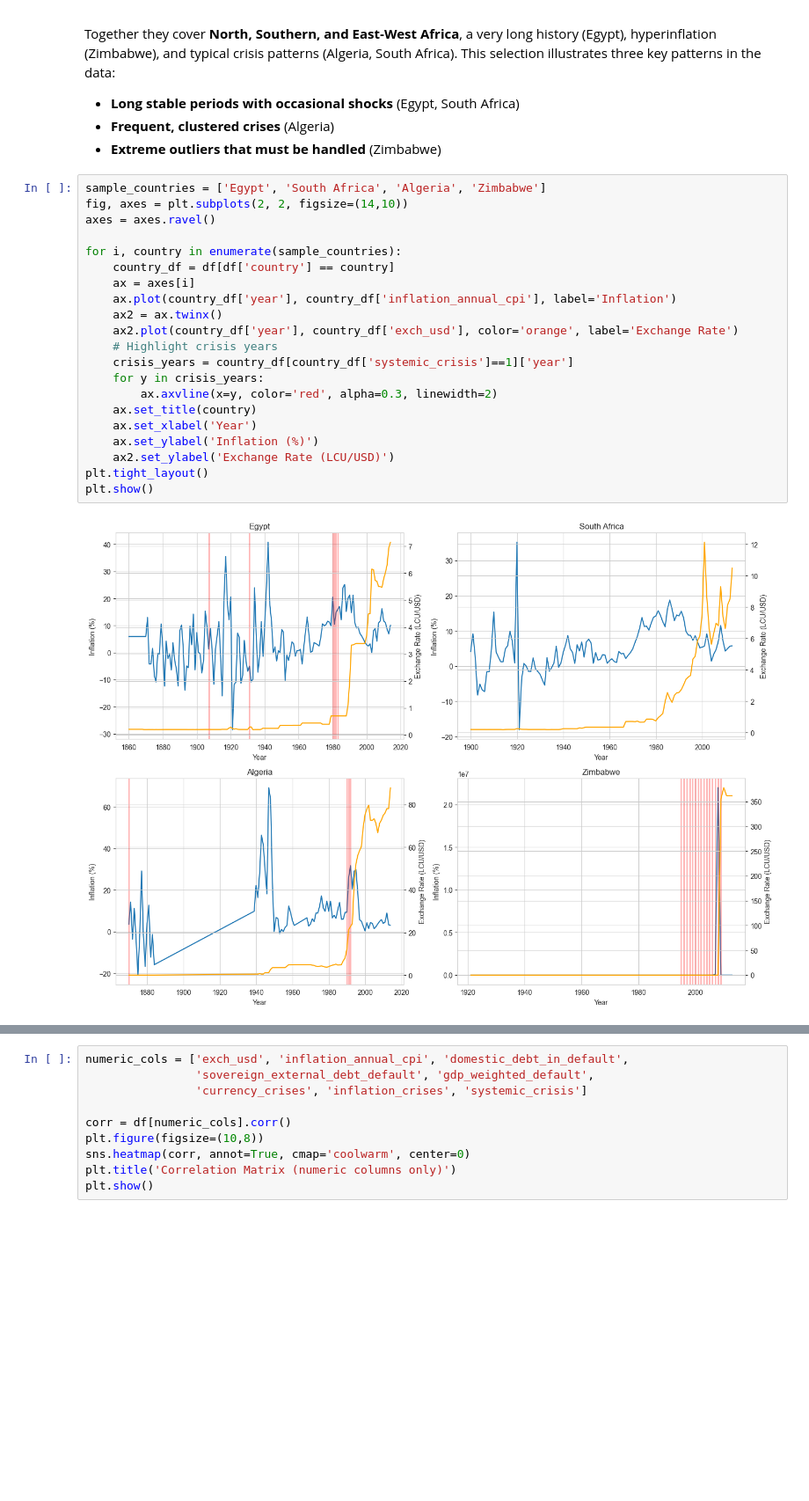
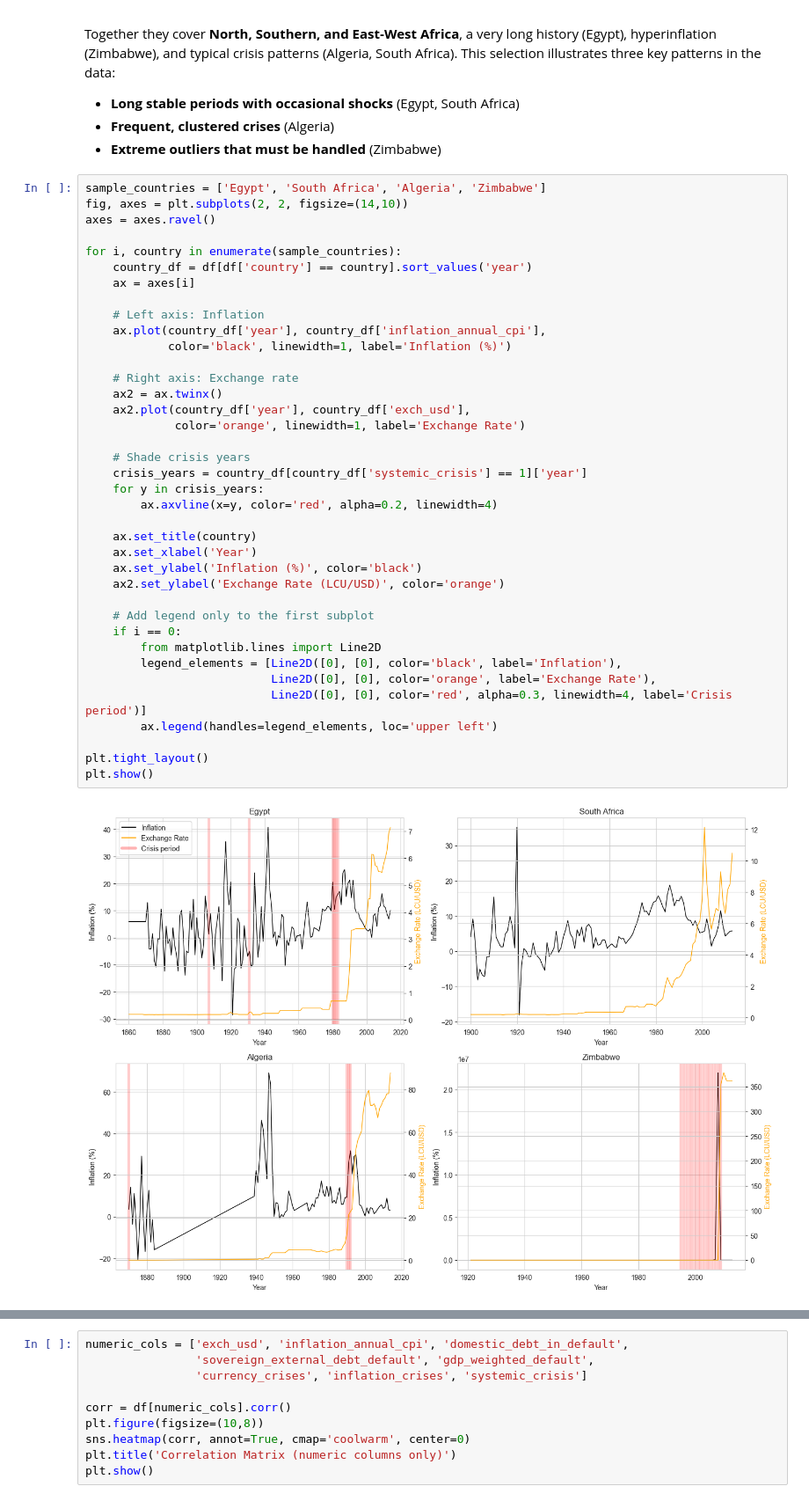
Before and after one commit to yevqlzw/African_Crisis_Prediction, a Jupyter notebook: notebooks/01_eda_and_cleaning.ipynb, the cells around one changed output, grey strips where cells are left out. Shown at 88% size. Cells and saved outputs as stored; diff of their text form; blank space fills up the shorter version.

```diff
--- a/notebooks/01_eda_and_cleaning.ipynb
+++ b/notebooks/01_eda_and_cleaning.ipynb
@@ -139,23 +157,40 @@ This selection illustrates three key patterns in the data:
 # %%
 sample_countries = ['Egypt', 'South Africa', 'Algeria', 'Zimbabwe']
 fig, axes = plt.subplots(2, 2, figsize=(14,10))
 axes = axes.ravel()
 
 for i, country in enumerate(sample_countries):
-    country_df = df[df['country'] == country]
+    country_df = df[df['country'] == country].sort_values('year')
     ax = axes[i]
-    ax.plot(country_df['year'], country_df['inflation_annual_cpi'], label='Inflation')
+
+    # Left axis: Inflation
+    ax.plot(country_df['year'], country_df['inflation_annual_cpi'],
+            color='black', linewidth=1, label='Inflation (%)')
+
+    # Right axis: Exchange rate
     ax2 = ax.twinx()
-    ax2.plot(country_df['year'], country_df['exch_usd'], color='orange', label='Exchange Rate')
-    # Highlight crisis years
-    crisis_years = country_df[country_df['systemic_crisis']==1]['year']
+    ax2.plot(country_df['year'], country_df['exch_usd'],
+             color='orange', linewidth=1, label='Exchange Rate')
+
+    # Shade crisis years
+    crisis_years = country_df[country_df['systemic_crisis'] == 1]['year']
     for y in crisis_years:
-        ax.axvline(x=y, color='red', alpha=0.3, linewidth=2)
+        ax.axvline(x=y, color='red', alpha=0.2, linewidth=4)
+
     ax.set_title(country)
     ax.set_xlabel('Year')
-    ax.set_ylabel('Inflation (%)')
-    ax2.set_ylabel('Exchange Rate (LCU/USD)')
+    ax.set_ylabel('Inflation (%)', color='black')
+    ax2.set_ylabel('Exchange Rate (LCU/USD)', color='orange')
+
+    # Add legend only to the first subplot
+    if i == 0:
+        from matplotlib.lines import Line2D
+        legend_elements = [Line2D([0], [0], color='black', label='Inflation'),
+                           Line2D([0], [0], color='orange', label='Exchange Rate'),
+                           Line2D([0], [0], color='red', alpha=0.3, linewidth=4, label='Crisis period')]
+        ax.legend(handles=legend_elements, loc='upper left')
+
 plt.tight_layout()
 plt.show()
 # %% [output]
-[figure, old version]
+[figure, new version]
```
Also changed, not shown: parts of 5 cells of this notebook.
